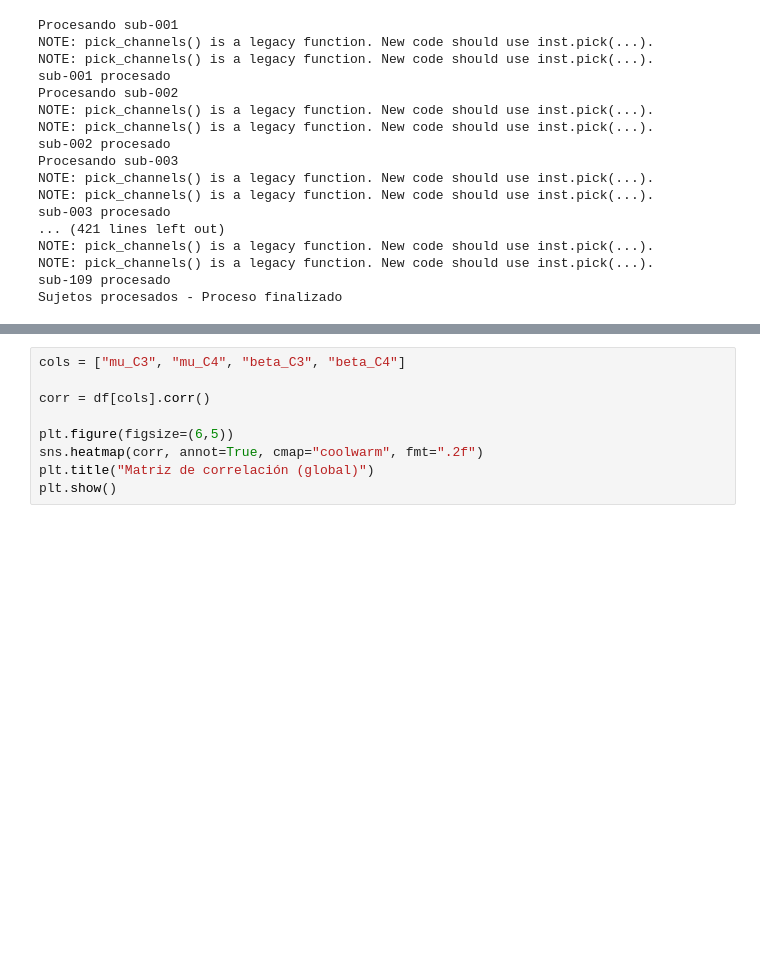
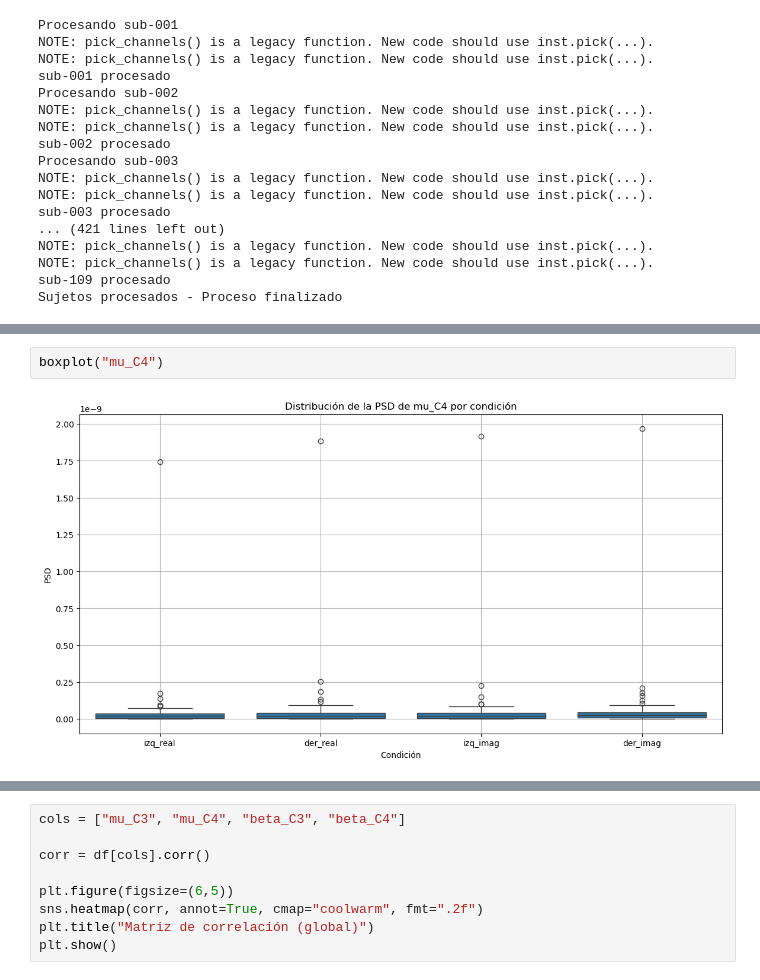
Before and after one commit to Isa21bella09/Proyecto-1---Biose-ales---Procesamiento-EEG, a Jupyter notebook: Proyecto 1 - Bioseñales.ipynb, the cells around one changed output, grey strips where cells are left out. Drawn from its saved outputs; the diff is of its cells as text; blank space fills up the shorter version.

```diff
--- a/Proyecto 1 - Bioseñales.ipynb
+++ b/Proyecto 1 - Bioseñales.ipynb
@@ -411,0 +436,4 @@ for var in variables:
+# %%
+boxplot("mu_C4")
+# %% [output]
+[figure, added]
```
Also changed, not shown: parts of 10 cells of this notebook.
